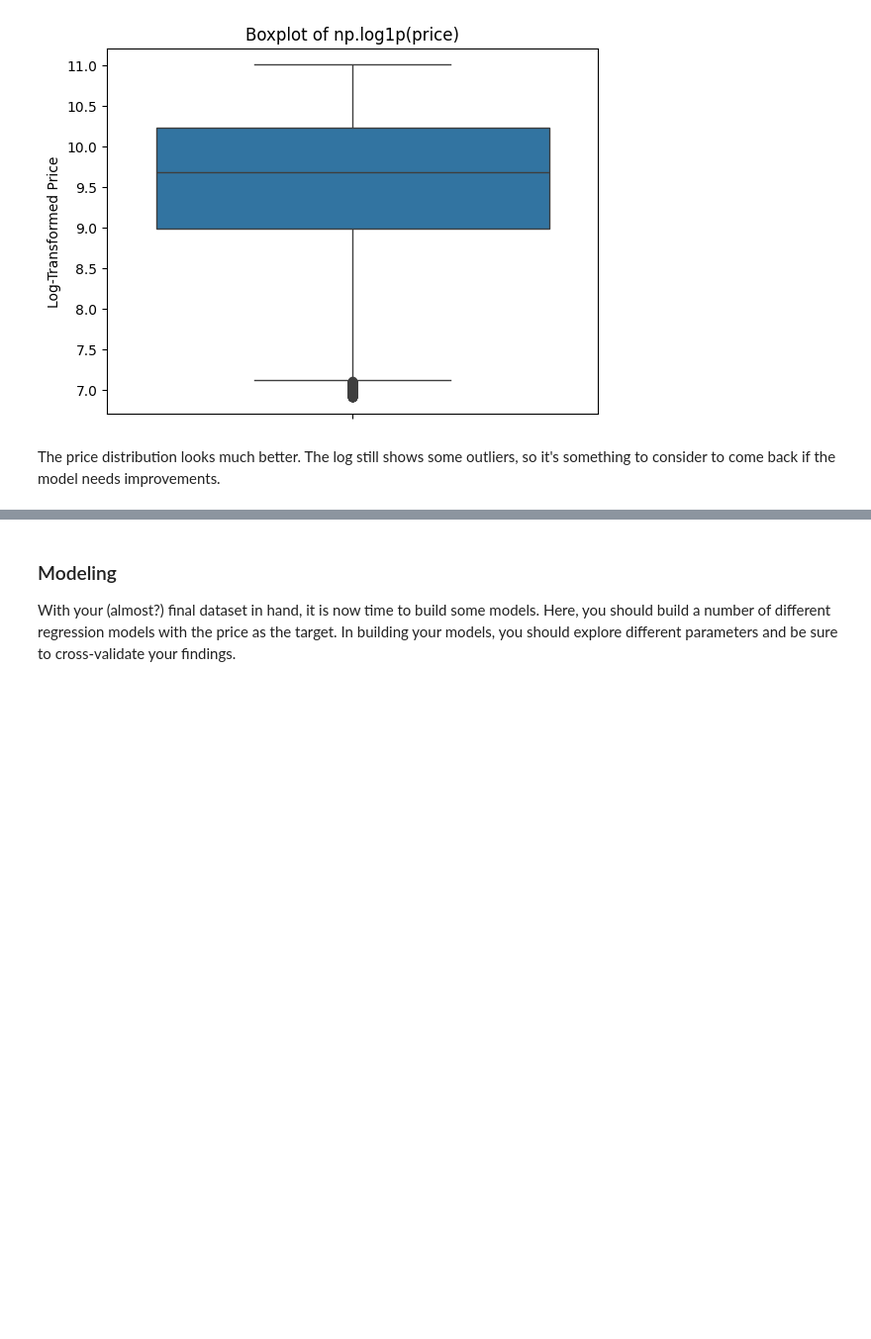
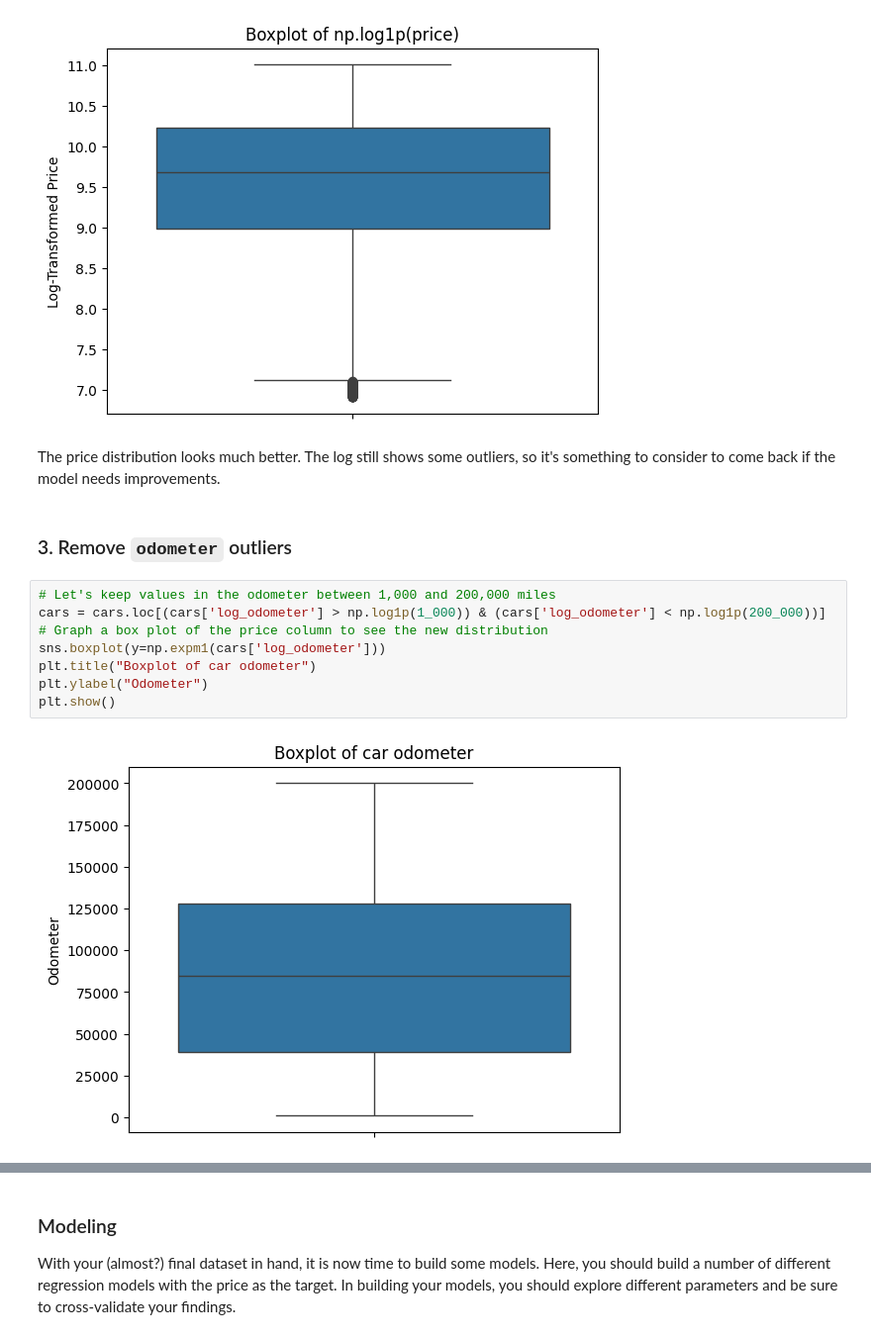
Before and after one commit to vegalopm/ml-assignment-mod11, a Jupyter notebook: prompt_II.ipynb, the cells around one changed output, grey strips where cells are left out. Shown at 99% size. Saved outputs shown, nothing was run; the diff lists cells and outputs as text; blank space fills up the shorter version.

Commit message:
Removed year and odometer outliers

```diff
--- a/prompt_II.ipynb
+++ b/prompt_II.ipynb
@@ -314,3 +312,15 @@ plt.show()
 [figure]
 # %% [markdown]
 The price distribution looks much better. The log still shows some outliers, so it's something to consider to come back if the model needs improvements.
+# %% [markdown]
+### 3. Remove `odometer` outliers
+# %%
+# Let's keep values in the odometer between 1,000 and 200,000 miles
+cars = cars.loc[(cars['log_odometer'] > np.log1p(1_000)) & (cars['log_odometer'] < np.log1p(200_000))]
+# Graph a box plot of the price column to see the new distribution
+sns.boxplot(y=np.expm1(cars['log_odometer']))
+plt.title("Boxplot of car odometer")
+plt.ylabel("Odometer")
+plt.show()
+# %% [output]
+[figure, added]
```
Also changed, not shown: parts of 3 cells of this notebook.
